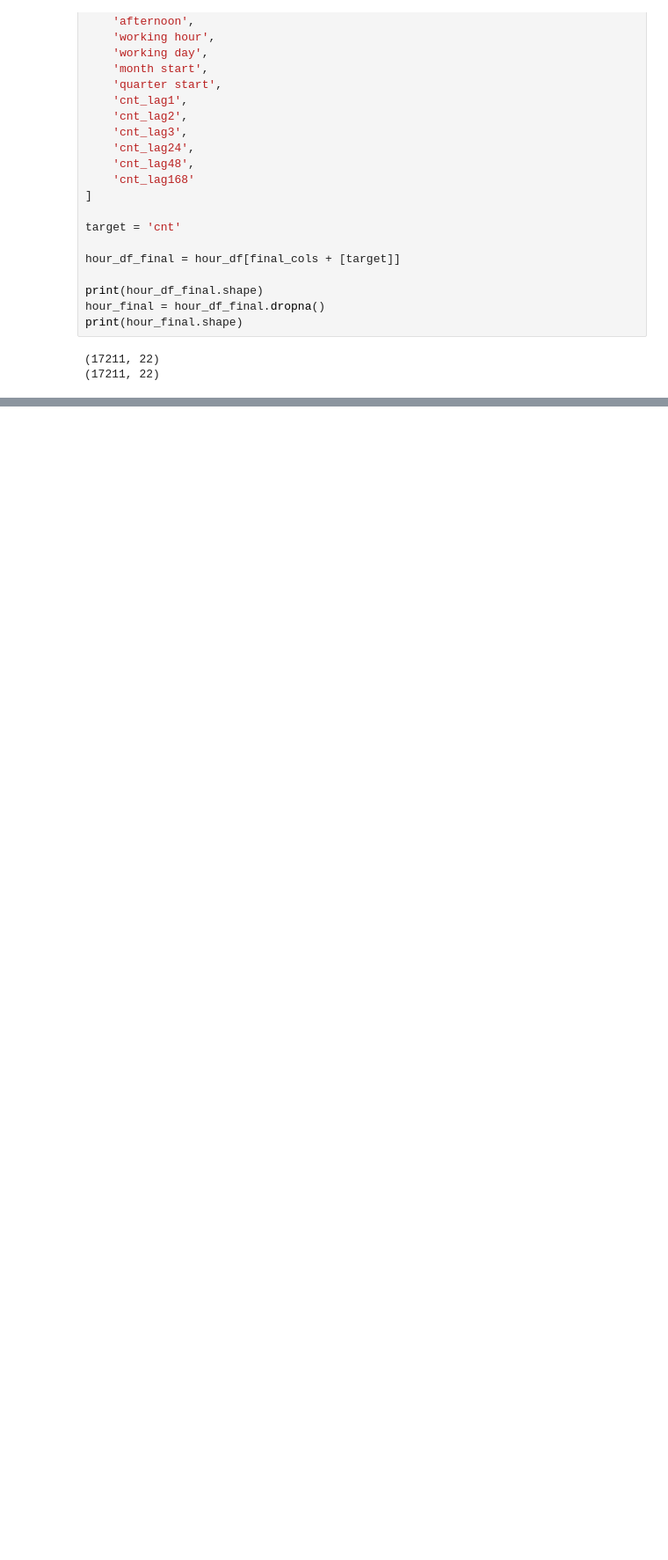
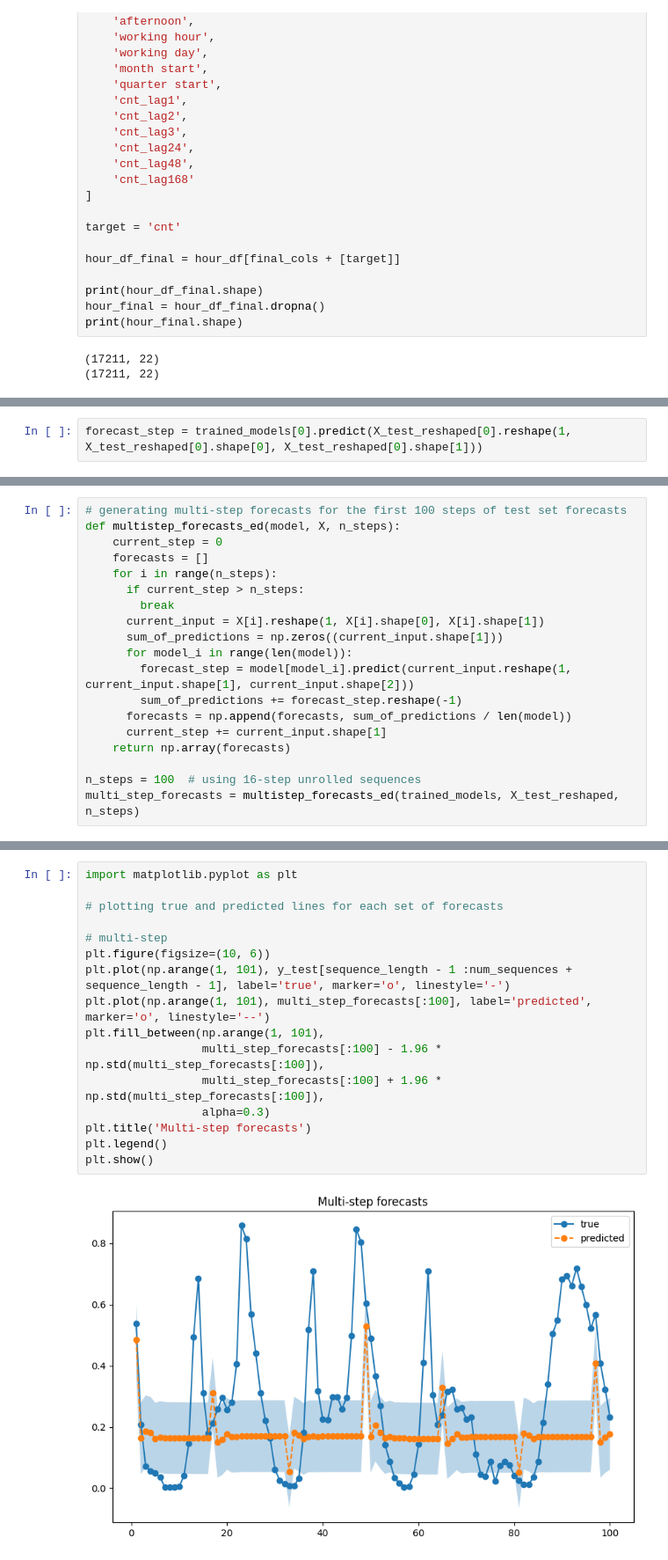
Before and after one commit to allisonaustin/multi-step-forecasting-rnn, a Jupyter notebook: MLProject.ipynb, the cells around one changed output, grey strips where cells are left out. Shown: that part at 88% size. Cells and saved outputs as stored; diff of their text form; blank space fills up the shorter version.

```diff
--- a/MLProject.ipynb
+++ b/MLProject.ipynb
@@ -399,0 +746,2 @@ plt.show()
+# %%
+forecast_step = trained_models[0].predict(X_test_reshaped[0].reshape(1, X_test_reshaped[0].shape[0], X_test_reshaped[0].shape[1]))
@@ -399,0 +754,19 @@ plt.show()
+# %%
+# generating multi-step forecasts for the first 100 steps of test set forecasts
+def multistep_forecasts_ed(model, X, n_steps):
+    current_step = 0
+    forecasts = []
+    for i in range(n_steps):
+      if current_step > n_steps:
+        break
+      current_input = X[i].reshape(1, X[i].shape[0], X[i].shape[1])
+      sum_of_predictions = np.zeros((current_input.shape[1]))
+      for model_i in range(len(model)):
+        forecast_step = model[model_i].predict(current_input.reshape(1, current_input.shape[1], current_input.shape[2]))
+        sum_of_predictions += forecast_step.reshape(-1)
+      forecasts = np.append(forecasts, sum_of_predictions / len(model))
+      current_step += current_input.shape[1]
+    return np.array(forecasts)
+
+n_steps = 100  # using 16-step unrolled sequences
+multi_step_forecasts = multistep_forecasts_ed(trained_models, X_test_reshaped, n_steps)
@@ -399,0 +801,18 @@ plt.show()
+# %%
+import matplotlib.pyplot as plt
+
+# plotting true and predicted lines for each set of forecasts
+
+# multi-step
+plt.figure(figsize=(10, 6))
+plt.plot(np.arange(1, 101), y_test[sequence_length - 1 :num_sequences + sequence_length - 1], label='true', marker='o', linestyle='-')
+plt.plot(np.arange(1, 101), multi_step_forecasts[:100], label='predicted', marker='o', linestyle='--')
+plt.fill_between(np.arange(1, 101),
+                 multi_step_forecasts[:100] - 1.96 * np.std(multi_step_forecasts[:100]),
+                 multi_step_forecasts[:100] + 1.96 * np.std(multi_step_forecasts[:100]),
+                 alpha=0.3)
+plt.title('Multi-step forecasts')
+plt.legend()
+plt.show()
+# %% [output]
+[figure, added]
```
Also changed, not shown: parts of 28 cells of this notebook.
